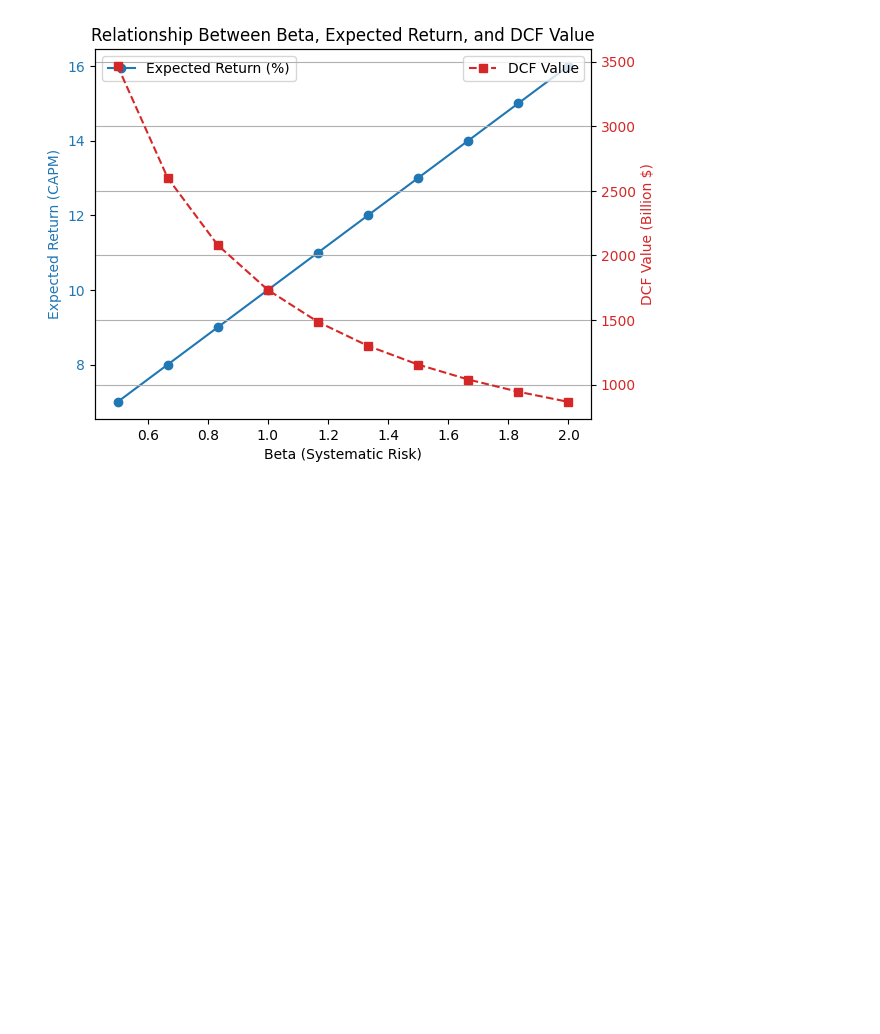
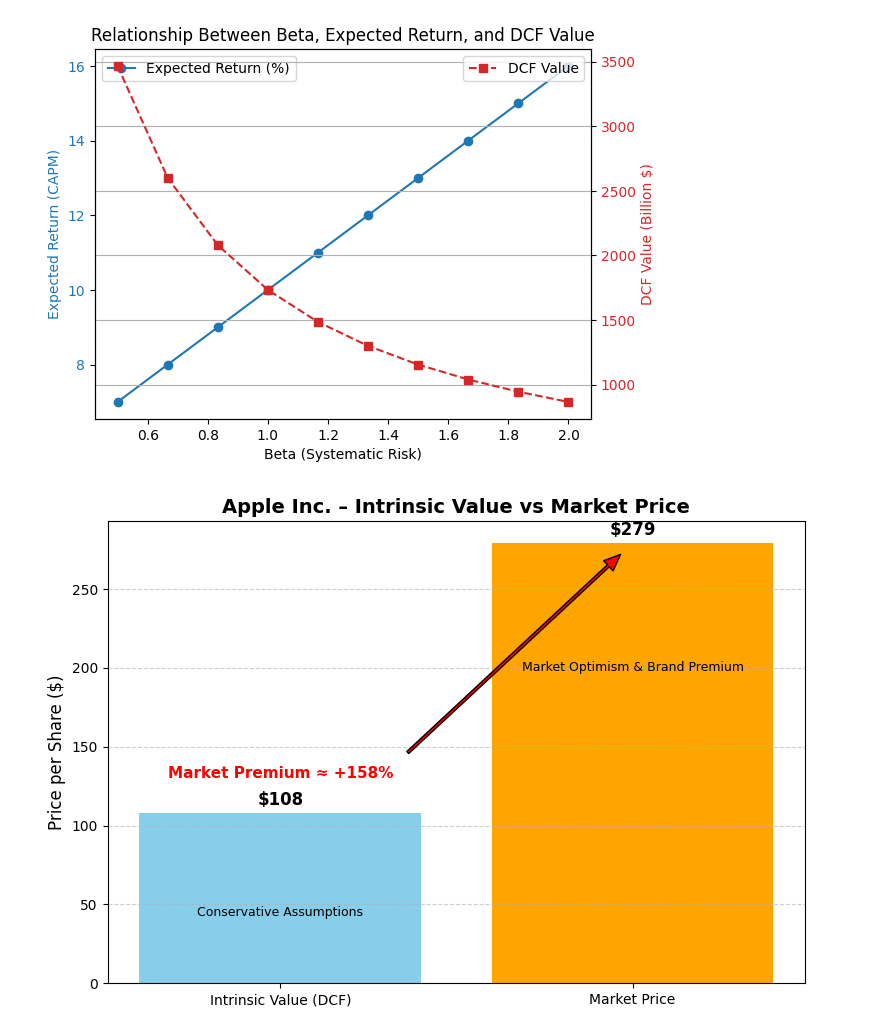
Before and after one commit to Ankur479/asset-pricing-valuation-python, a Jupyter notebook: Asset_Pricing_and_Valuation.ipynb, the cells around one changed output. Cells and saved outputs as stored; diff of their text form; code cells hidden in the pictures; blank space fills up the shorter version.

```diff
--- a/Asset_Pricing_and_Valuation.ipynb
+++ b/Asset_Pricing_and_Valuation.ipynb
@@ -163,3 +163,40 @@ plt.grid(True)
 plt.show()
 # %% [output]
 [figure]
+# %%
+import matplotlib.pyplot as plt
+
+# Data
+values = [108, 279]
+labels = ['Intrinsic Value (DCF)', 'Market Price']
+
+plt.figure(figsize=(9,6))
+bars = plt.bar(labels, values, color=['skyblue', 'orange'])
+
+# Add text labels above bars
+for bar in bars:
+    yval = bar.get_height()
+    plt.text(bar.get_x() + bar.get_width()/2, yval + 5, f"${yval}",
+             ha='center', fontsize=12, fontweight='bold')
+
+# Add inside bar text
+plt.text(0, 45, 'Conservative Assumptions', ha='center', va='center', fontsize=9, color='black')
+plt.text(1, 200, 'Market Optimism & Brand Premium', ha='center', va='center', fontsize=9, color='black')
+
+# 🔽 Add arrow connecting both bars
+plt.annotate(
+    'Market Premium ≈ +158%',
+    xy=(1, 279),               # arrow tip (Market price bar top)
+    xytext=(0, 130),           # arrow tail (Intrinsic bar)
+    arrowprops=dict(facecolor='red', shrink=0.05, width=2, headwidth=10),
+    fontsize=11, color='red', ha='center', fontweight='bold'
+)
+
+# Chart styling
+plt.title('Apple Inc. – Intrinsic Value vs Market Price', fontsize=14, fontweight='bold')
+plt.ylabel('Price per Share ($)', fontsize=12)
+plt.grid(axis='y', linestyle='--', alpha=0.6)
+
+plt.show()
+# %% [output]
+[figure, added]
```
Also changed, not shown: parts of 3 cells of this notebook.
